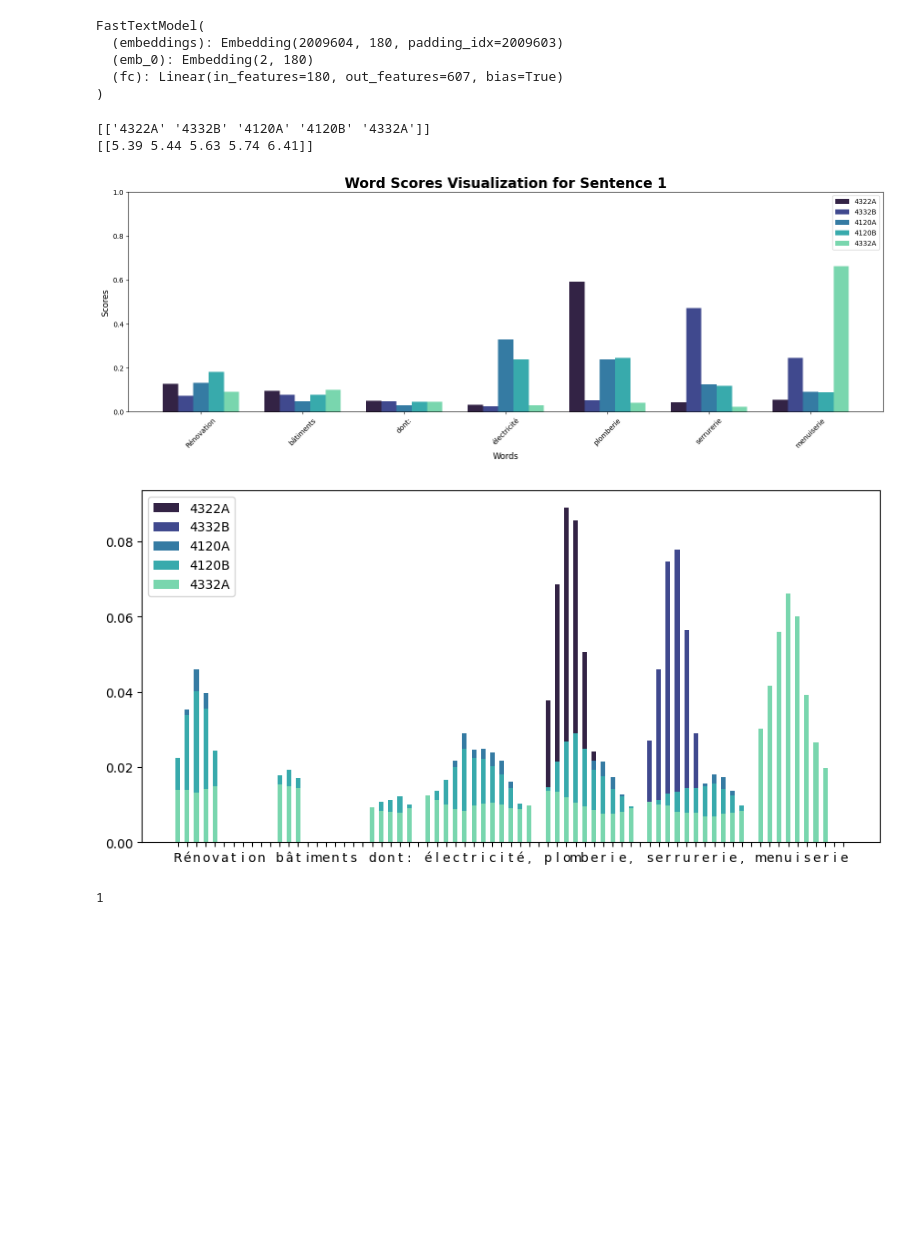
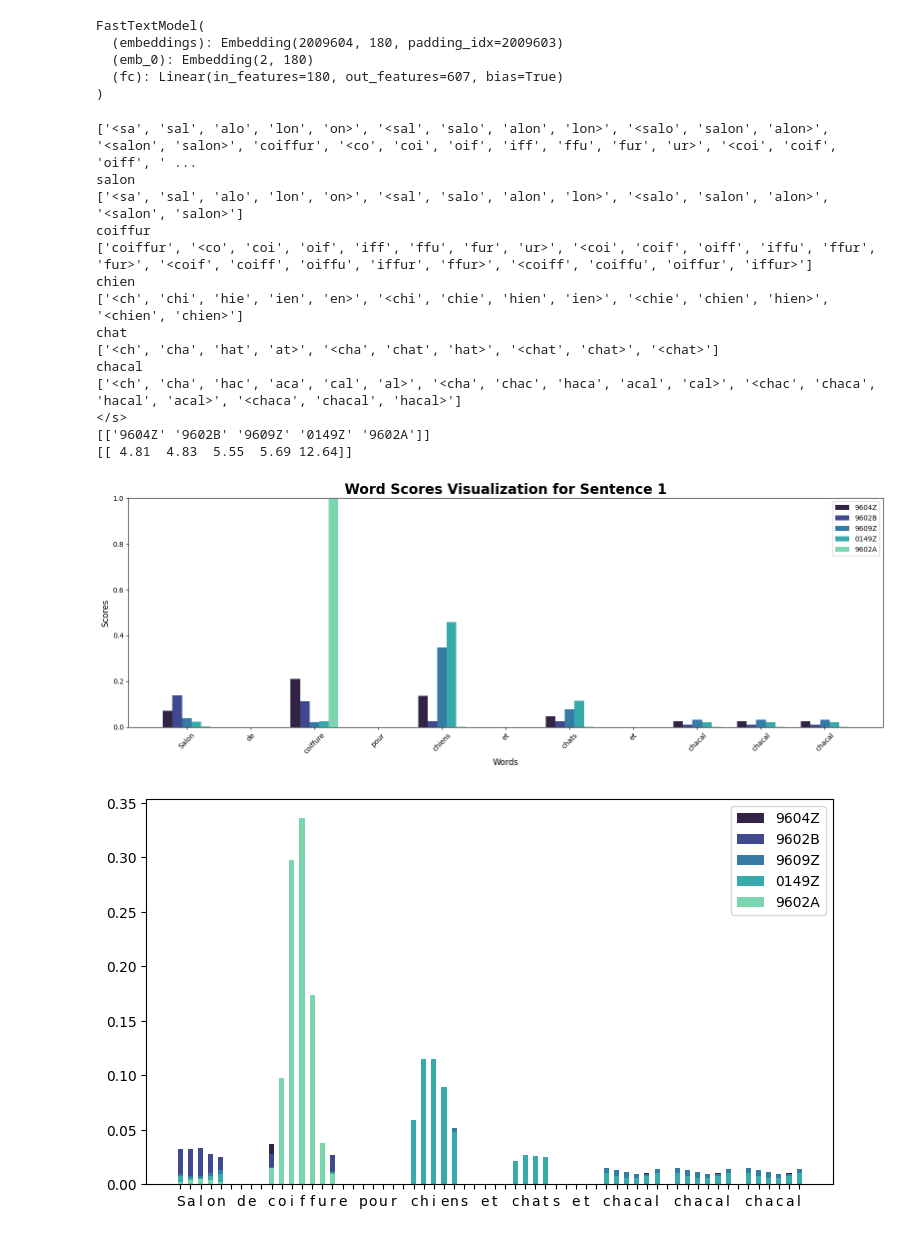
Before and after one commit to InseeFrLab/torch-fastText, a Jupyter notebook: src/experiments.ipynb, the cells around one changed output. Cells and saved outputs as stored; diff of their text form; code cells hidden in the pictures; blank space fills up the shorter version.

```diff
--- a/src/experiments.ipynb
+++ b/src/experiments.ipynb
@@ -57,23 +73,31 @@ FastTextModel(
 # %%
 # text = ["Rénovation bâtiments dont: électricité, plomberie, serrurerie, menuiserie", "Gestion de portefeuille pour le compte de tiers et gestion de fonds d'investissement",
 # "L'acquisition, l'apport, la propriété, la mise en valeur, la transformation, la construction, l'aménagement, l'administration, la location",
 # "Saisie de documents et extraction de donnée pour le compte d'entreprises", "L'investissement immobilier, l'achat et vente de biens immobiliers en qualité de marchand de Biens, la promotion immobilière, la gestion loc",
 # "La Société a pour objet en France et à l'étranger : - l'activité de conseil au profit de toute personne physique ou morale ; - l'enseignement et la formation de toutes matières en cours collectifs et particuliers à domicile ou dans des établissements scolaires"]
 
-text = ["Rénovation bâtiments dont: électricité, plomberie, serrurerie, menuiserie"]
+text = ["Salon de coiffure pour chiens et chats et chacal chacal chacal"]
 topk = 5
 params = {'additional_var':[1]*len(text)}
 pred, confidence, all_scores, all_scores_letters = model.predict_and_explain(text, params, top_k=topk)
 print(pred)
 print(confidence)
 explainability.explainability_viz.visualize_word_scores(all_scores, text, pred)
 explainability.explainability_viz.visualize_letter_scores(all_scores_letters, text, pred)
 # %% [output]
-[['4322A' '4332B' '4120A' '4120B' '4332A']]
-[[5.39 5.44 5.63 5.74 6.41]]
+['<sa', 'sal', 'alo', 'lon', 'on>', '<sal', 'salo', 'alon', 'lon>', '<salo', 'salon', 'alon>', '<salon', 'salon>', 'coiffur', '<co', 'coi', 'oif', 'iff', 'ffu', 'fur', 'ur>', '<coi', 'coif', 'oiff', ' ...
+salon
+['<sa', 'sal', 'alo', 'lon', 'on>', '<sal', 'salo', 'alon', 'lon>', '<salo', 'salon', 'alon>', '<salon', 'salon>']
+coiffur
+['coiffur', '<co', 'coi', 'oif', 'iff', 'ffu', 'fur', 'ur>', '<coi', 'coif', 'oiff', 'iffu', 'ffur', 'fur>', '<coif', 'coiff', 'oiffu', 'iffur', 'ffur>', '<coiff', 'coiffu', 'oiffur', 'iffur>']
+chien
+['<ch', 'chi', 'hie', 'ien', 'en>', '<chi', 'chie', 'hien', 'ien>', '<chie', 'chien', 'hien>', '<chien', 'chien>']
+chat
+['<ch', 'cha', 'hat', 'at>', '<cha', 'chat', 'hat>', '<chat', 'chat>', '<chat>']
+chacal
+['<ch', 'cha', 'hac', 'aca', 'cal', 'al>', '<cha', 'chac', 'haca', 'acal', 'cal>', '<chac', 'chaca', 'hacal', 'acal>', '<chaca', 'chacal', 'hacal>']
+</s>
+[['9604Z' '9602B' '9609Z' '0149Z' '9602A']]
+[[ 4.81  4.83  5.55  5.69 12.64]]
-[figure, old version]
+[figure, new version]
-[figure, old version]
+[figure, new version]
-# %%
-len(all_scores)
-# %% [output]
-1
```
Also changed, not shown: parts of 5 cells of this notebook, 2 other files.
